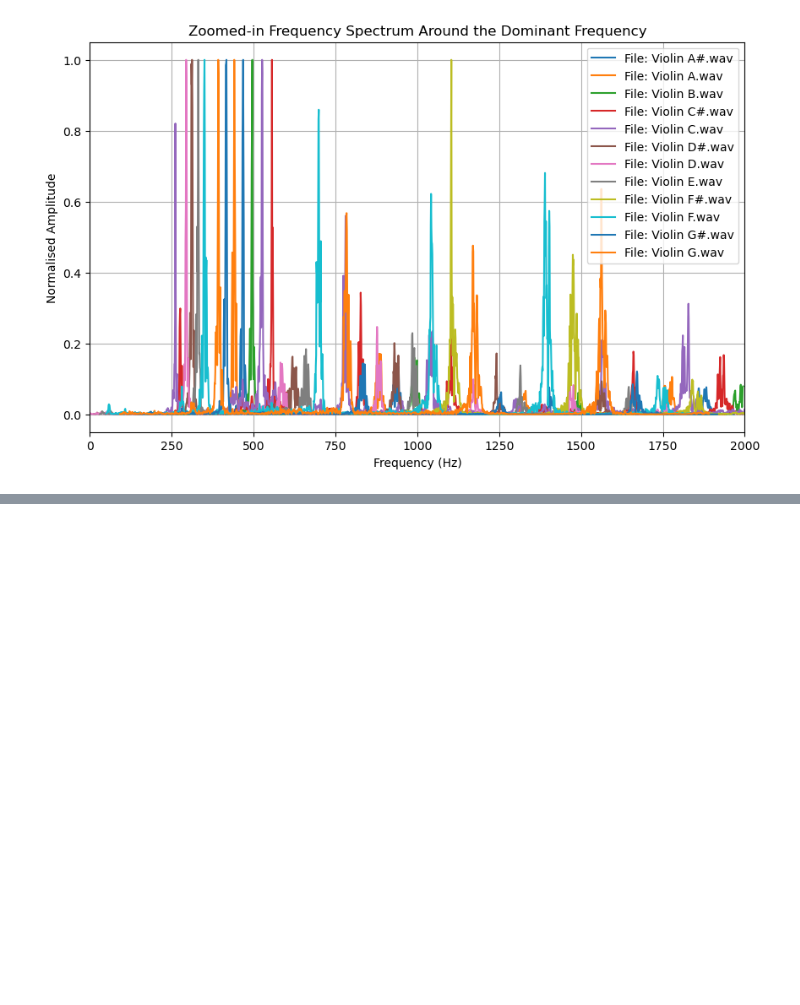
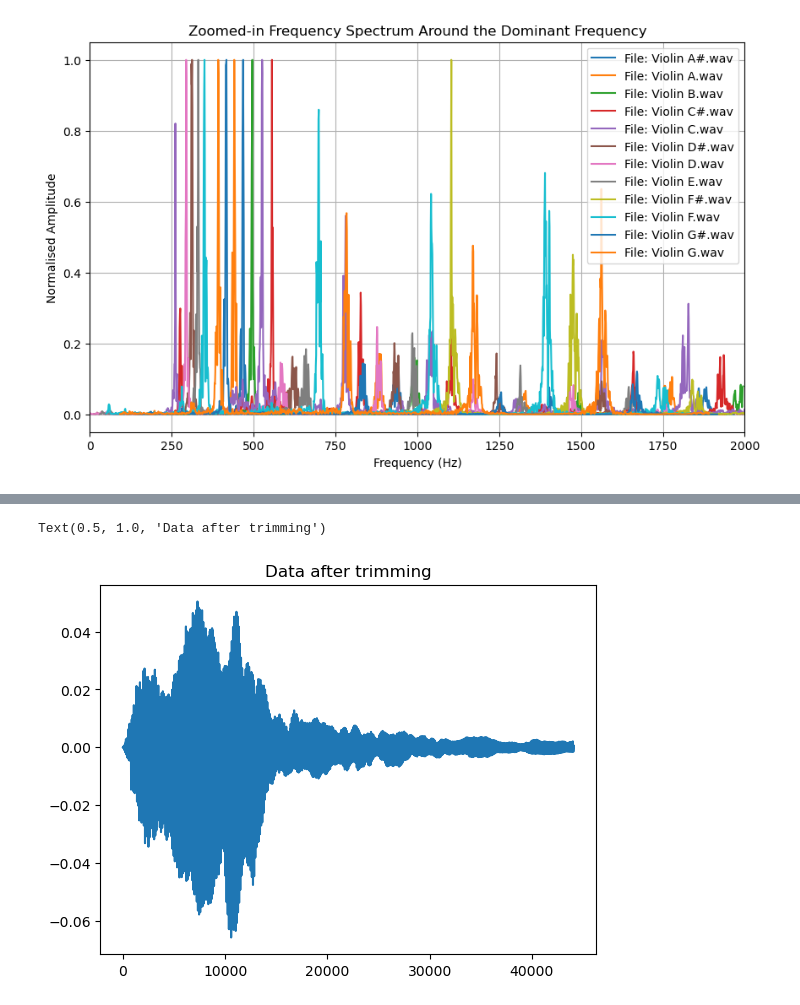
Before and after one commit to SPS-SP2273/learning-portfolio-2025-january-eggvoki, a Jupyter notebook: App challenge (learn pandas)/ Violin 12 notes attempt.ipynb, the cells around one changed output, grey strips where cells are left out. Cells and saved outputs as stored; diff of their text form; code cells hidden in the pictures; blank space fills up the shorter version.

```diff
--- a/App challenge (learn pandas)/ Violin 12 notes attempt.ipynb
+++ b/App challenge (learn pandas)/ Violin 12 notes attempt.ipynb
@@ -65,0 +85,6 @@ plt.show()
+# %%
+plt.plot(trimmed_data)
+plt.title('Data after trimming')
+# %% [output]
+Text(0.5, 1.0, 'Data after trimming')
+[figure, added]
```
Also changed, not shown: parts of 4 cells of this notebook.
